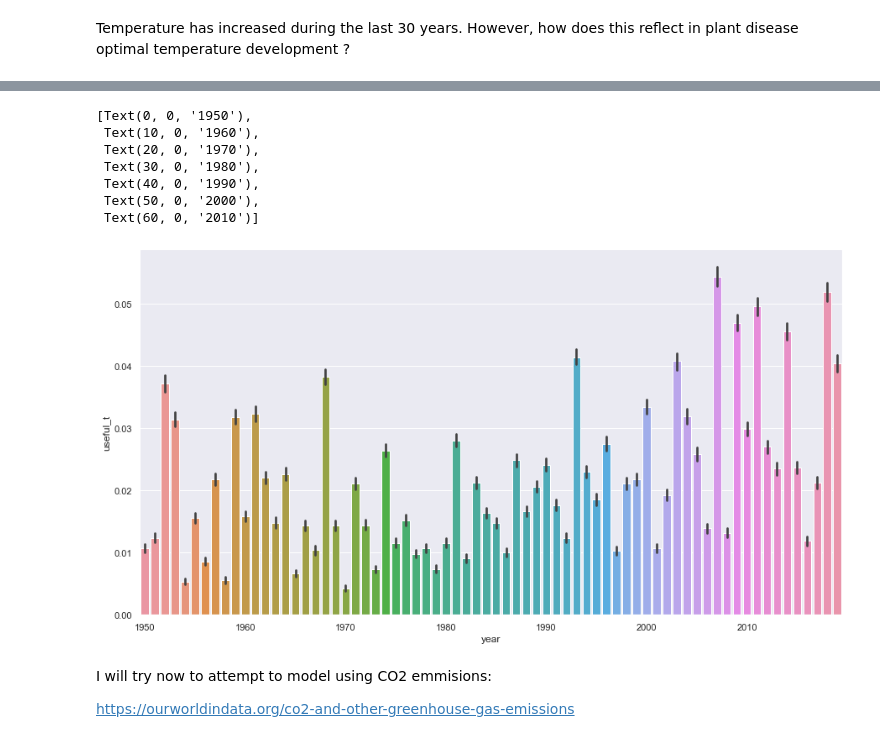
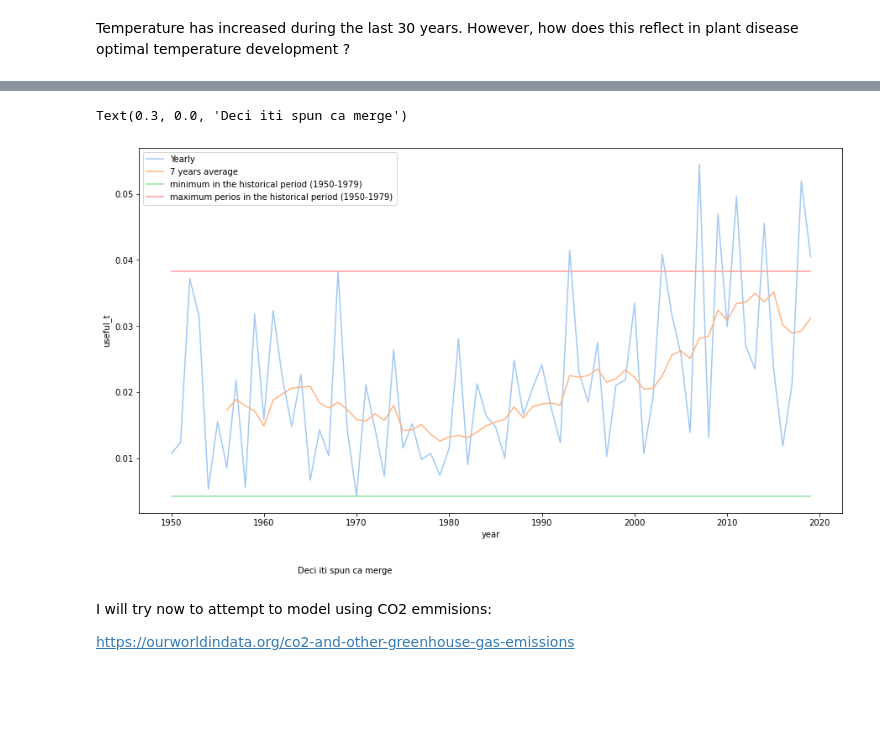
Before and after one commit to serbanradulescu/master_thesis, a Jupyter notebook: project.ipynb, the cells around one changed output, grey strips where cells are left out. Saved outputs shown, nothing was run; the diff lists cells and outputs as text; code cells hidden in the pictures; blank space fills up the shorter version.

```diff
--- a/project.ipynb
+++ b/project.ipynb
@@ -135,18 +122,24 @@ AttributeError: 'list' object has no attribute 'set_xticks'
-# %%
-plt.figure(figsize = (15,8))
-ax = sns.barplot(x = 'year', y = 'useful_t',data = new_df)
-#ax.set_xticklabels([1950,1960,1970,1980,1990,2000,2010])
-ax.set_xticks([0,10,20,30,40,50,60])
-ax.set_xticklabels(["1950","1960","1970","1980","1990","2000","2010"])
-# %% [output]
-[Text(0, 0, '1950'),
- Text(10, 0, '1960'),
- Text(20, 0, '1970'),
- Text(30, 0, '1980'),
- Text(40, 0, '1990'),
- Text(50, 0, '2000'),
- Text(60, 0, '2010')]
-[figure, removed]
+# %%
+import numpy as np
+
+new_df = df[df["month"].isin([12,1,2,3,4])]
+new_df= new_df.groupby(["year"]).mean()
+avg50_79= new_df[new_df.index <= 1979]["useful_t"].mean()
+max50_79 = new_df[new_df.index <= 1979]["useful_t"].max()
+min50_79 = new_df[new_df.index <= 1979]["useful_t"].min()
+new_df['7yrs_average'] = new_df.useful_t.rolling(7).mean()
+#print(new_df)
+# %%
+plt.figure(figsize = (15,8))
+sns.lineplot(x = 'year', y = 'useful_t',data = new_df, label="Yearly")
+sns.lineplot(x = 'year', y = '7yrs_average',data = new_df, label="7 years average")
+sns.lineplot(x = new_df.index, y = min50_79, label="minimum in the historical period (1950-1979)")
+sns.lineplot(x = new_df.index, y = max50_79, label="maximum perios in the historical period (1950-1979)")
+
+plt.figtext(0.30, 0.00, "Deci iti spun ca merge" )
+# %% [output]
+Text(0.3, 0.0, 'Deci iti spun ca merge')
+[figure, added]
 # %% [markdown]
 I will try now to attempt to model using CO2 emmisions:
 
```
Also changed, not shown: parts of 10 cells of this notebook.
